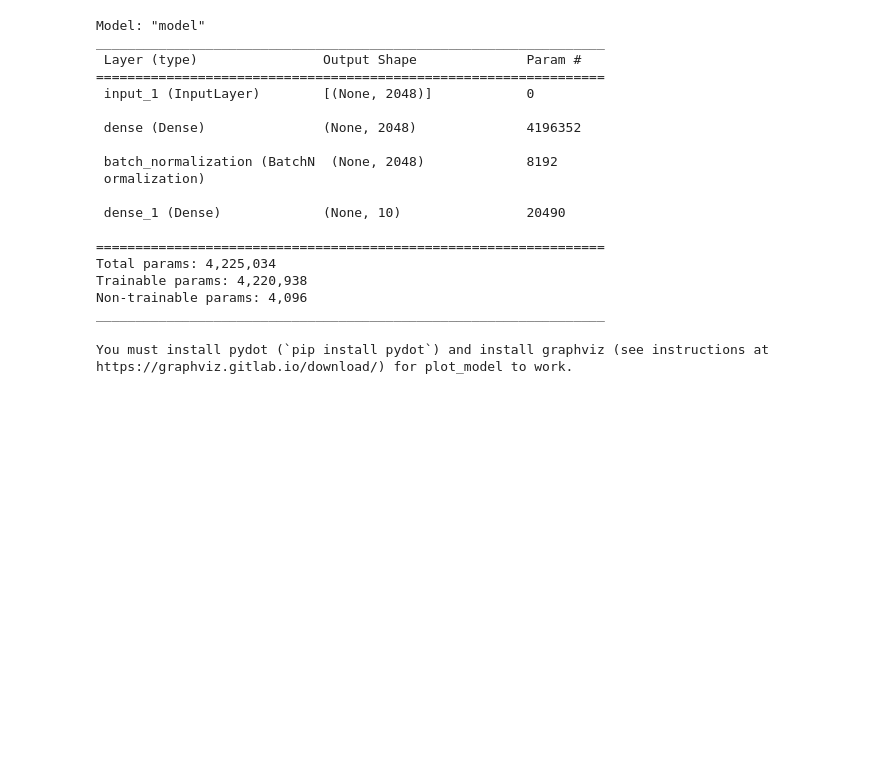
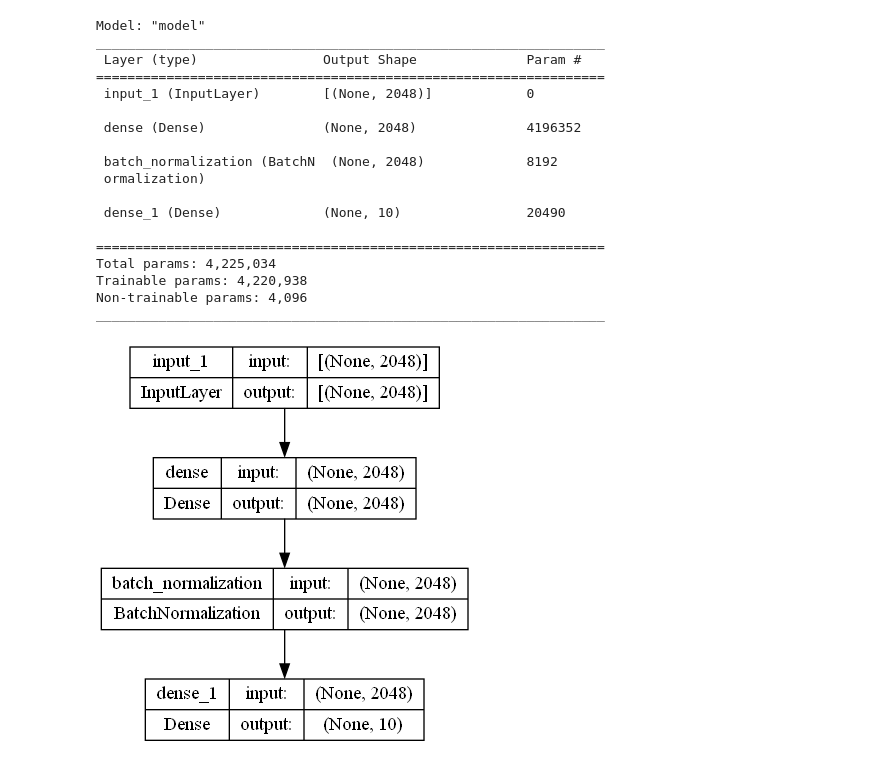
Before and after one commit to SawickiBartosz/DeepLearning2023, a Jupyter notebook: Project1/plot_all.ipynb, the cells around one changed output. Cells and saved outputs as stored; diff of their text form; code cells hidden in the pictures; blank space fills up the shorter version.

```diff
--- a/Project1/plot_all.ipynb
+++ b/Project1/plot_all.ipynb
@@ -42,9 +42,9 @@ Trainable params: 4,220,938
 Non-trainable params: 4,096
 _________________________________________________________________
 # %%
-plot_model(model=model, to_file="resnet_begin")
+plot_model(model=model, to_file="resnet_begin.png", show_shapes=True)
 # %% [output]
-You must install pydot (`pip install pydot`) and install graphviz (see instructions at https://graphviz.gitlab.io/download/) for plot_model to work.
+[figure, added]
 # %%
 def get_model():
     input_layer = Input(shape=(2048))
```
Also changed, not shown: parts of 4 cells of this notebook, 3 other files.
